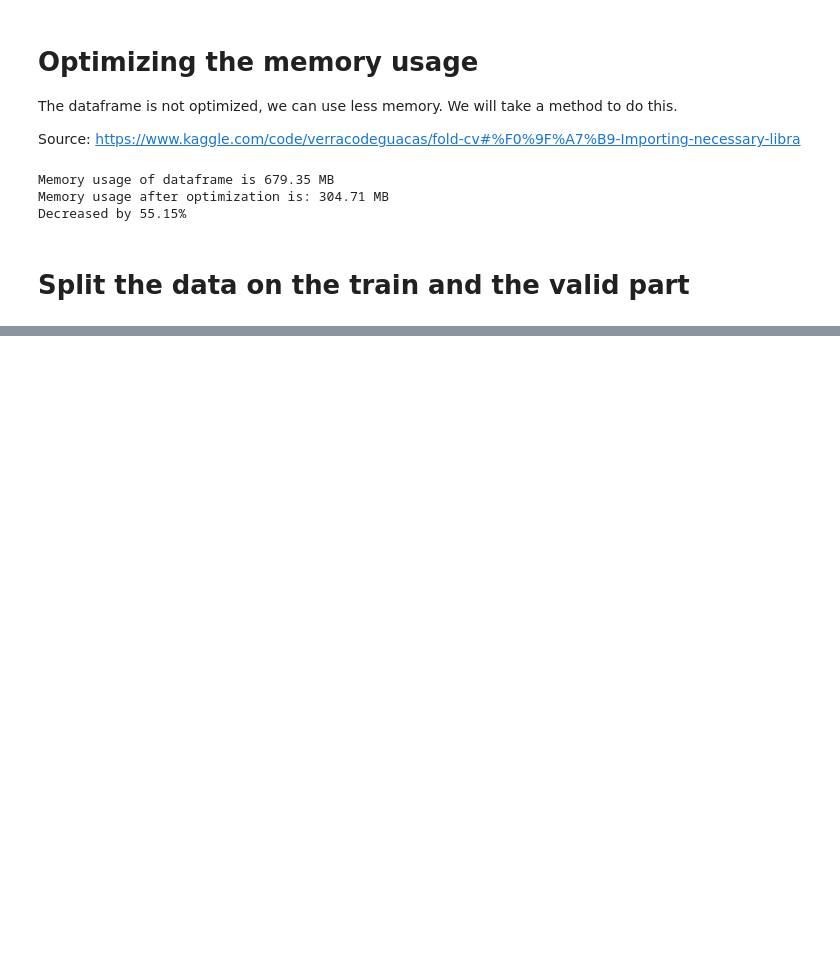
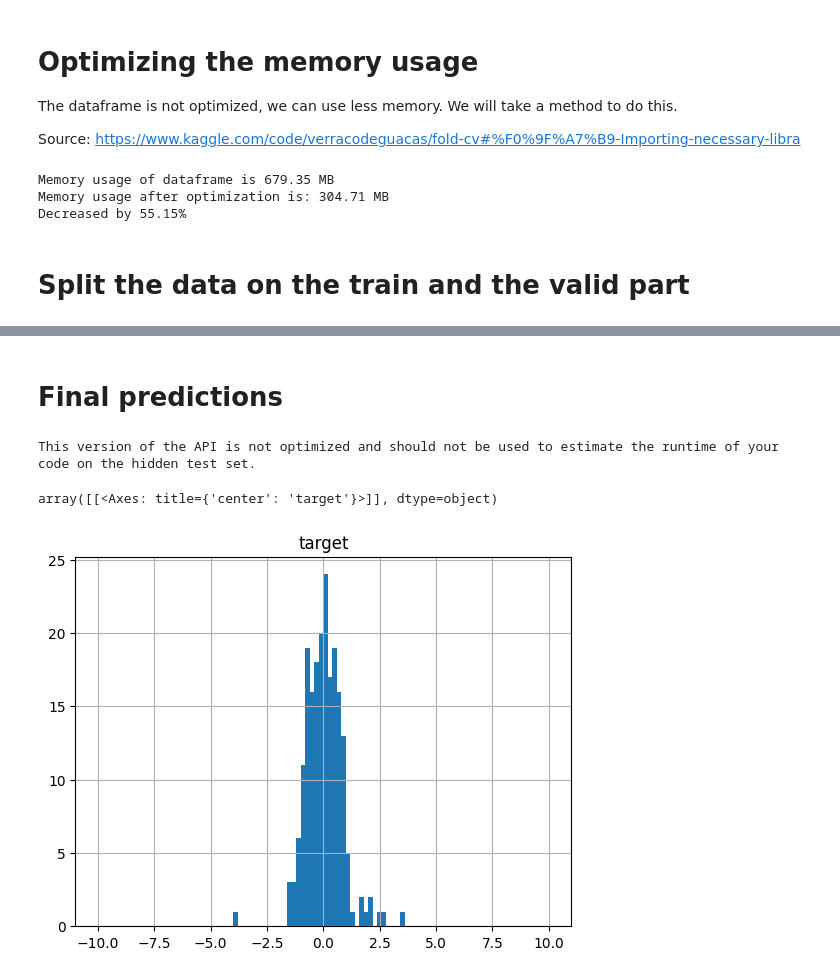
Before and after one commit to 25icecreamflavors/optiver_trading, a Jupyter notebook: notebooks/optiver-project-sctructure.ipynb, the cells around one changed output, grey strips where cells are left out. Cells and saved outputs as stored; diff of their text form; code cells hidden in the pictures; blank space fills up the shorter version.

```diff
--- a/notebooks/optiver-project-sctructure.ipynb
+++ b/notebooks/optiver-project-sctructure.ipynb
@@ -132,0 +185,8 @@ df_valid = df[df["date_id"] >= split_day]
+# %%
+%%time
+
+# apply feature engineering
+X_train = feature_engineering(X_train)
+X_val = feature_engineering(X_val)
+
+X_train.shape, X_val.shape
@@ -132,0 +221,19 @@ df_valid = df[df["date_id"] >= split_day]
+# %%
+%%time
+
+# https://medium.com/analytics-vidhya/catboost-101-fb2fdc3398f3
+final_params = params.copy()
+# updates = dict()
+# final_params.update(updates)
+# print(final_params)
+final_model = CatBoostRegressor(**final_params)
+final_model.fit(
+    X_train,
+    y_train,
+    eval_set=(X_val, y_val)
+)
+
+print("-----Predicting with the reduced set model-----------")
+y_val_pred = final_model.predict(X_val)
+y_val_mae = mean_absolute_error(y_val, y_val_pred)
+print(f"MAE on validation set: {y_val_mae:.4f}")
@@ -132,0 +278,20 @@ df_valid = df[df["date_id"] >= split_day]
+# %% [markdown]
+# Final predictions
+# %%
+import optiver2023
+env = optiver2023.make_env()
+iter_test = env.iter_test()
+# %%
+for (test, revealed_targets, sample_prediction) in iter_test:
+    X_test = test[features].copy(deep=True)
+    X_test = feature_engineering(X_test)
+
+    sample_prediction["target"] = final_model.predict(X_test)
+    env.predict(sample_prediction)
+# %% [output]
+This version of the API is not optimized and should not be used to estimate the runtime of your code on the hidden test set.
+# %%
+sample_prediction.hist(column='target', bins=100, range=[-10,10])
+# %% [output]
+array([[<Axes: title={'center': 'target'}>]], dtype=object)
+[figure, added]
```
Also changed, not shown: parts of 17 cells of this notebook.
